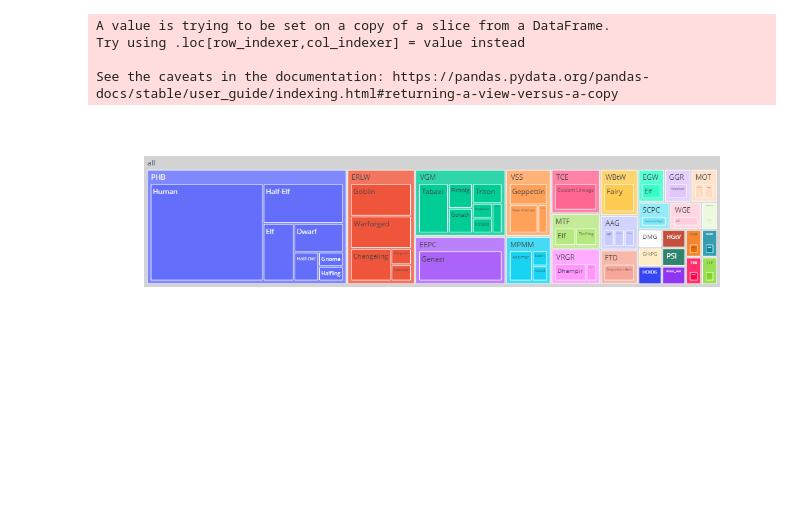
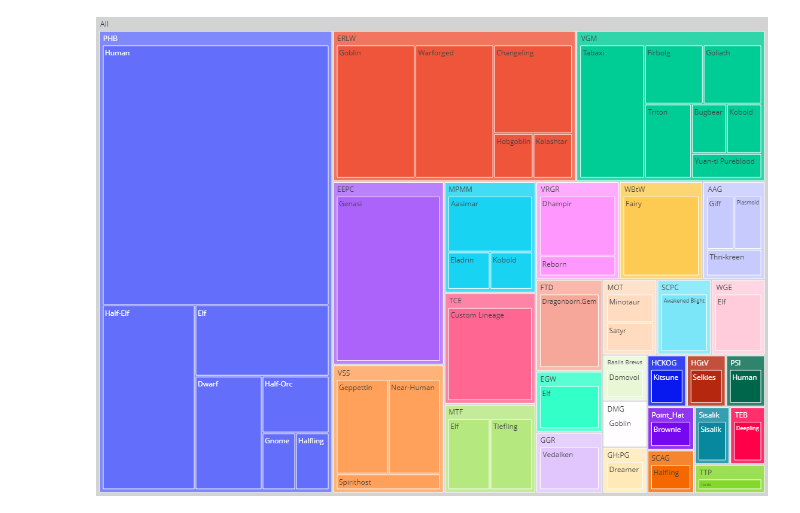
Before and after one commit to flashkid10/my-binder, a Jupyter notebook: Race_TreeMap.ipynb, the cells around one changed output. Cells and saved outputs as stored; diff of their text form; code cells hidden in the pictures; blank space fills up the shorter version.

```diff
--- a/Race_TreeMap.ipynb
+++ b/Race_TreeMap.ipynb
@@ -1,38 +1,25 @@
 # %%
 import pandas as pd
 import plotly.express as px
+pd.set_option("mode.chained_assignment", None)
 
 SHT_Characters = pd.read_csv('/home/jovyan/Data/Characters.csv')
 SHT_Race = pd.read_csv('/home/jovyan/Data/Race.csv')
-
-
-
-#print(SHT_Race)
 
 for x1, y1 in SHT_Characters.iterrows():
     for x2, y2 in SHT_Race.iterrows():
         #print(x2)
         if y2[4]==y1[5]:
             #y2[6]+=1
             SHT_Race.at[x2,'Count'] += 1
 
-#All_Child = []
-#All_Parents = []
-
-
-#for x2, y2 in SHT_Race.iterrows():
-    #SHT_Race.at[x2,'Count'] += 1
-
 SF = SHT_Race[["Source", "Race", "Count"]]
-SF["all"] = "all" # in order to have a single root node
-fig = px.treemap(SF, path=['all', 'Source', 'Race'], values='Count')
+SF["All"] = "All" # in order to have a single root node
+fig = px.treemap(SF, path=['All', 'Source', 'Race'], values='Count')
 fig.update_traces(root_color="lightgrey")
-
-#fig.update_layout(margin = dict(t=-10, l=-10, r=-10, b=-10))
+fig.update_layout(margin = dict(t=0, l=0, r=0, b=0))
+fig.update_layout(autosize=False,width=1100,height=800)
+#fig.update_layout(autosize=True)
 fig.show()
 # %% [output]
-A value is trying to be set on a copy of a slice from a DataFrame.
-Try using .loc[row_indexer,col_indexer] = value instead
-
-See the caveats in the documentation: https://pandas.pydata.org/pandas-docs/stable/user_guide/indexing.html#returning-a-view-versus-a-copy
-[figure, old version]
+[figure, new version]
```
